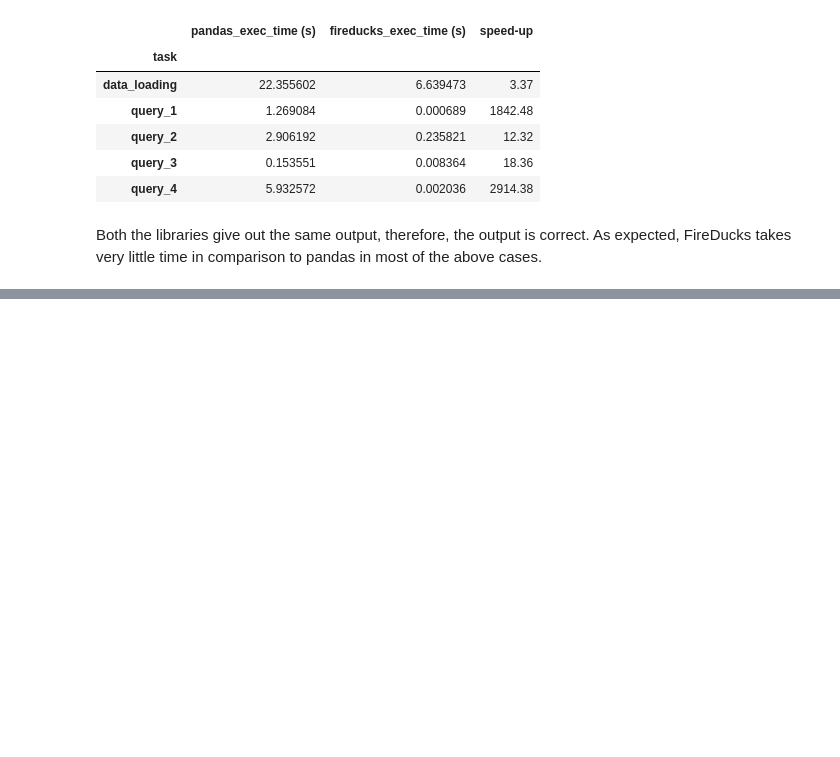
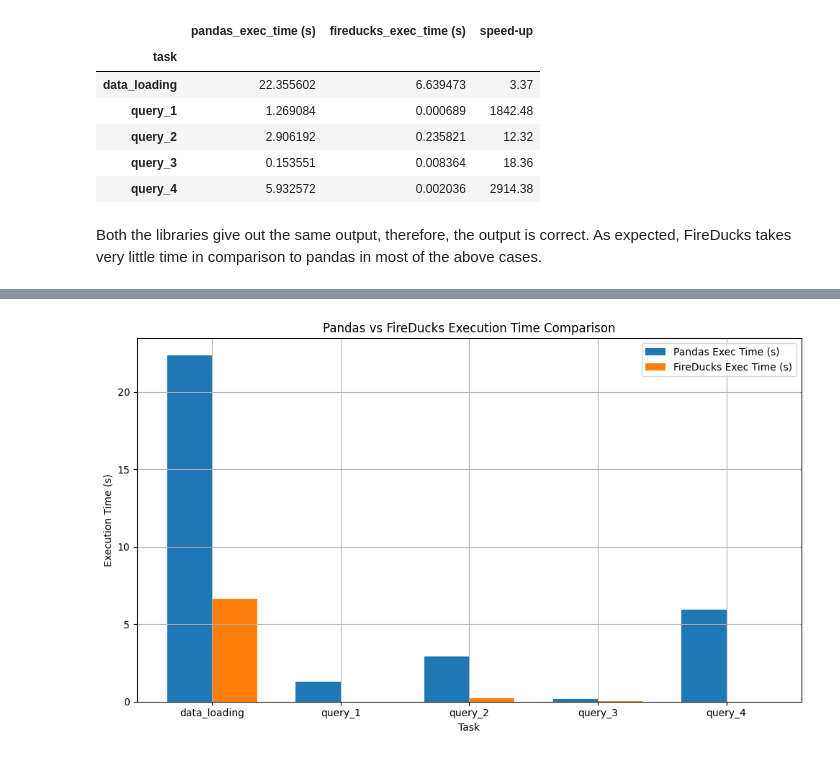
Before and after one commit to rajeshmore1/Performance---Fireducks-Vs-Pandas, a Jupyter notebook: Fireducks_Vs_Pandas.ipynb, the cells around one changed output, grey strips where cells are left out. Cells and saved outputs as stored; diff of their text form; code cells hidden in the pictures; blank space fills up the shorter version.

```diff
--- a/Fireducks_Vs_Pandas.ipynb
+++ b/Fireducks_Vs_Pandas.ipynb
@@ -487,0 +524,30 @@ Both the libraries give out the same output, therefore, the output is correct. A
+# %%
+# Bar plot comparing Pandas and FireDucks execution times
+fig, ax = plt.subplots(figsize=(10, 6))
+
+# Bar width
+bar_width = 0.35
+
+# Index positions for the groups
+index = range(len(df))
+
+# Bar plot
+bar1 = ax.bar(index, df["pandas_exec_time (s)"], bar_width, label="Pandas Exec Time (s)")
+bar2 = ax.bar([i + bar_width for i in index], df["fireducks_exec_time (s)"], bar_width, label="FireDucks Exec Time (s)")
+
+# Labeling
+ax.set_xlabel("Task")
+ax.set_ylabel("Execution Time (s)")
+ax.set_title("Pandas vs FireDucks Execution Time Comparison")
+ax.set_xticks([i + bar_width / 2 for i in index])
+ax.set_xticklabels(df["task"])
+ax.legend()
+
+# Show grid for clarity
+ax.grid(True)
+
+# Display the plot
+plt.tight_layout()
+plt.show()
+# %% [output]
+[figure, added]
```
Also changed, not shown: parts of 1 cell of this notebook.
